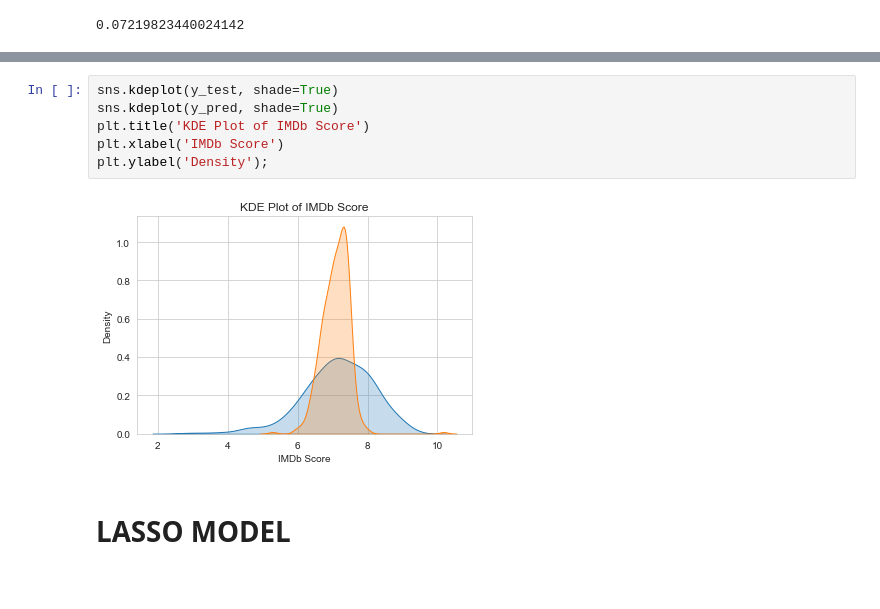
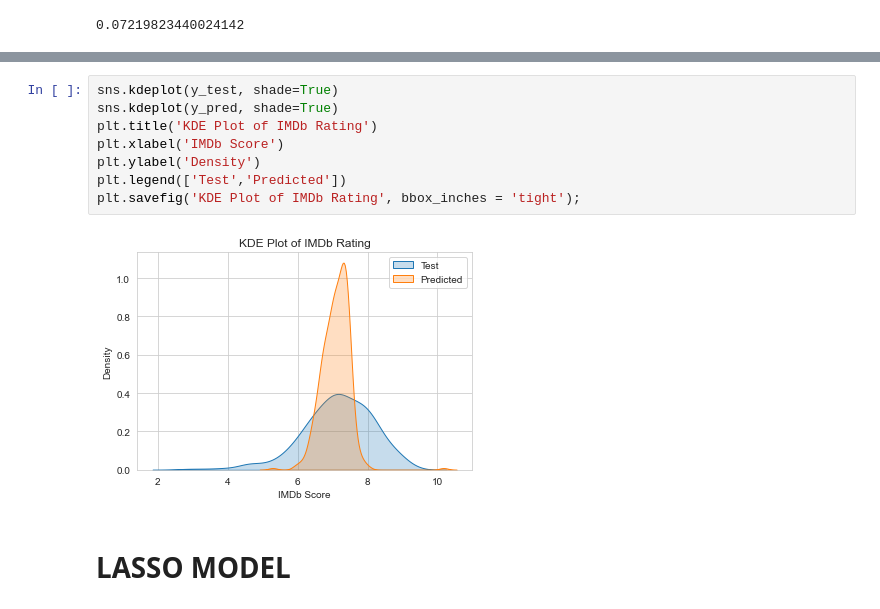
Before and after one commit to Krystkowiakk/IMDB-TV-Rating-Predictor, a Jupyter notebook: project 2_model_final.ipynb, the cells around one changed output, grey strips where cells are left out. Saved outputs shown, nothing was run; the diff lists cells and outputs as text.

```diff
--- a/project 2_model_final.ipynb
+++ b/project 2_model_final.ipynb
@@ -476,11 +477,13 @@ coefficient of determination: 0.09629376679646173
 # %%
 sns.kdeplot(y_test, shade=True)
 sns.kdeplot(y_pred, shade=True)
-plt.title('KDE Plot of IMDb Score')
+plt.title('KDE Plot of IMDb Rating')
 plt.xlabel('IMDb Score')
-plt.ylabel('Density');
+plt.ylabel('Density')
+plt.legend(['Test','Predicted'])
+plt.savefig('KDE Plot of IMDb Rating', bbox_inches = 'tight');
 # %% [output]
-[figure, old version]
+[figure, new version]
 # %% [markdown]
 # LASSO MODEL
 # %% [markdown]
```
Also changed, not shown: parts of 6 cells of this notebook.
